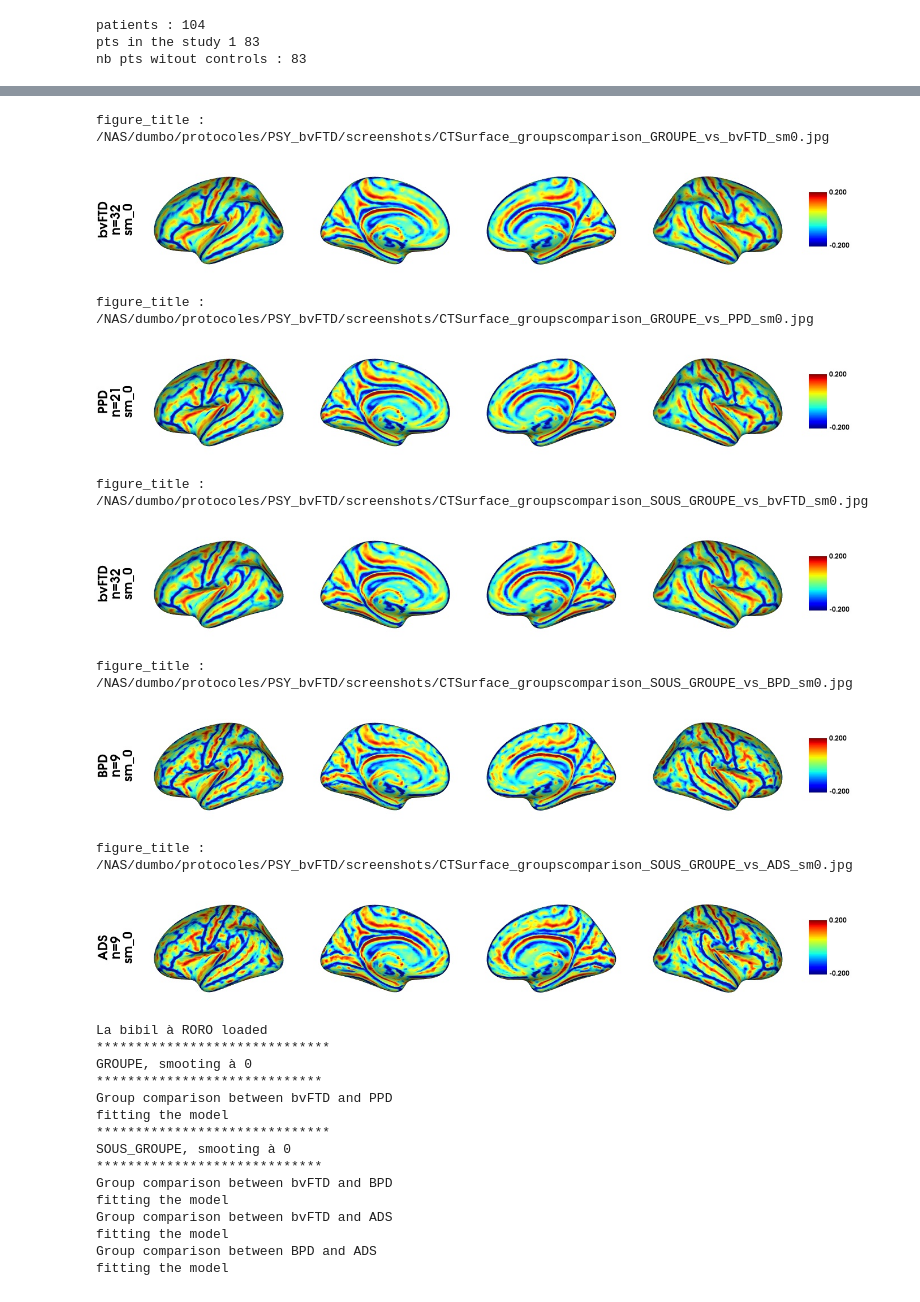
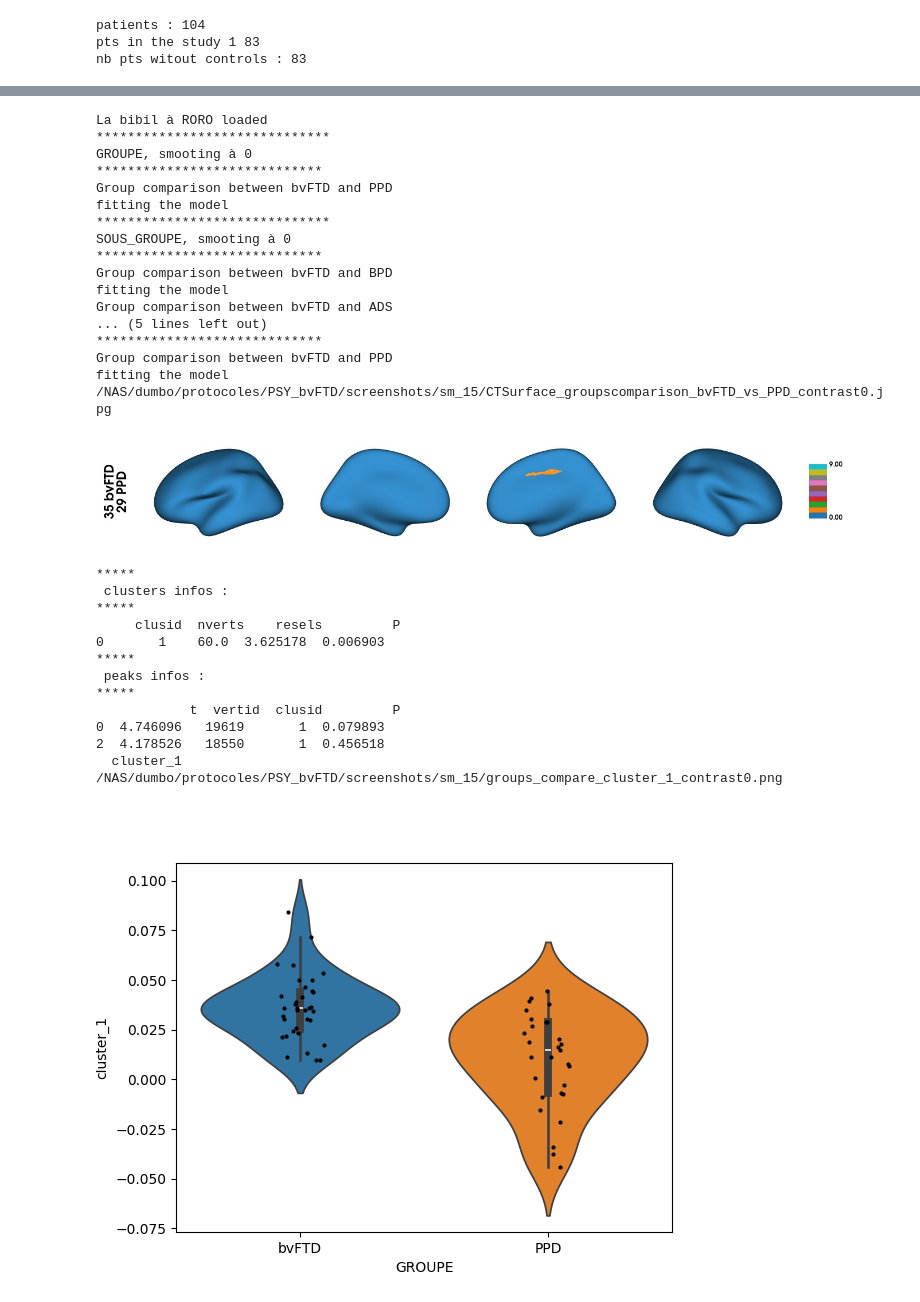
Before and after one commit to RomainViardLille/LiiFE, a Jupyter notebook: DFTvc_MB_etudeCurvature.ipynb, the cells around one changed output, grey strips where cells are left out. Saved outputs shown, nothing was run; the diff lists cells and outputs as text; code cells hidden in the pictures.

```diff
--- a/DFTvc_MB_etudeCurvature.ipynb
+++ b/DFTvc_MB_etudeCurvature.ipynb
@@ -252,7 +177,7 @@ var4Corr_scoresNeurpsy=['FER','mFP','mFP_SocialContext','mFP_Mentalizing','mFP_C
 var4Corr_typeErreurs=['FER_EVC','FER_EVN']#,'mFP_IDK','mFP_WrongC','mFP_WrongFP','mFP_Norm','mFP_Altertive','mFP_Irrelevant','mFP_Jugmental','mFP_Consequences','mFP_Malicious','mFP_Undermentalizing','mFP_Intentiol','mFP_WrongEmot','mFP_NoEmot']
 var4Corr=var4Corr_scoresNeurpsy+var4Corr_typeErreurs
 # %%
-for smoothing_fwhm in [0]:#chain([11], range(15, 31, 5)):
+for smoothing_fwhm in chain([0], range(15, 31, 5)):
         #Plot the average thickness of the left and right hemispheres on the fsaverage5 surface
         for groupUsed in ['GROUPE','SOUS_GROUPE'] :
                 for gp in merged_data[groupUsed].dropna().unique():
@@ -266,53 +191,59 @@ for smoothing_fwhm in [0]:#chain([11], range(15, 31, 5)):
                         #cmap="autumn",label_text=[labText],
                         print(f"figure_title : {figure_title}")
                         display(Image(filename=figure_title))
-# %% [output]
-figure_title : /NAS/dumbo/protocoles/PSY_bvFTD/screenshots/CTSurface_groupscomparison_GROUPE_vs_bvFTD_sm0.jpg
-[figure, removed]
-figure_title : /NAS/dumbo/protocoles/PSY_bvFTD/screenshots/CTSurface_groupscomparison_GROUPE_vs_PPD_sm0.jpg
-[figure, removed]
-figure_title : /NAS/dumbo/protocoles/PSY_bvFTD/screenshots/CTSurface_groupscomparison_SOUS_GROUPE_vs_bvFTD_sm0.jpg
-[figure, removed]
-figure_title : /NAS/dumbo/protocoles/PSY_bvFTD/screenshots/CTSurface_groupscomparison_SOUS_GROUPE_vs_BPD_sm0.jpg
-[figure, removed]
-figure_title : /NAS/dumbo/protocoles/PSY_bvFTD/screenshots/CTSurface_groupscomparison_SOUS_GROUPE_vs_ADS_sm0.jpg
-[figure, removed]
 # %%
 reload(lbr)
 pd.option_context('mode.use_inf_as_na', True)
-for smoothing_fwhm in [0]:# chain([11], range(15, 31, 5)):
+for smoothing_fwhm in chain([0], range(15, 31, 5)):
     for groupUsed in ['GROUPE','SOUS_GROUPE'] :
         print(f"\033[1;31m******************************\n{groupUsed}, smooting à {smoothing_fwhm}\n***************************** \033[0m")
         # Obtenez tous les couples possibles des valeurs uniques dans la colonne 'group'
         pairs = list(combinations(merged_data[groupUsed].dropna().unique(), 2))
         for pair in pairs: # Itérez sur tous les couples
             df_etude1_CT = pd.DataFrame(np.array(valCT[f"sm_{smoothing_fwhm}"]), index=merged_data.index)
             ssdf_CT = df_etude1_CT.loc[merged_data[groupUsed].isin([pair[0],pair[1]])]
 
             #Régression de l'age et du niveau d'education
             #lbr.regress_covar_func(df_etude1_CT.columns,var4Cov,ssdf_CT,merged_data.loc[merged_data[groupUsed].isin([pair[0],pair[1]])][var4Cov],True)
 
             ssdf_covar = merged_data.loc[ssdf_CT.index]
 
             # Construire le chemin du répertoire
             directory_path = os.path.join(STUDY_PATH, "screenshots", f"sm_{smoothing_fwhm}")
 
             # Créer le répertoire s'il n'existe pas
             os.makedirs(directory_path, exist_ok=True)
             lbr.grp_comp_surface_func(groupUsed,var4Cov,ssdf_covar,ssdf_CT,directory_path,MyPalette=palette,threshold_p=0.1,threshold_size=10)
 # %% [output]
 La bibil à RORO loaded
 ******************************
 GROUPE, smooting à 0
 *****************************
 Group comparison between bvFTD and PPD
 fitting the model
 ******************************
 SOUS_GROUPE, smooting à 0
 *****************************
 Group comparison between bvFTD and BPD
 fitting the model
 Group comparison between bvFTD and ADS
+... (5 lines left out)
+*****************************
+Group comparison between bvFTD and PPD
 fitting the model
-Group comparison between BPD and ADS
-fitting the model
+/NAS/dumbo/protocoles/PSY_bvFTD/screenshots/sm_15/CTSurface_groupscomparison_bvFTD_vs_PPD_contrast0.jpg
+[figure, added]
+*****
+ clusters infos :
+*****
+     clusid  nverts    resels         P
+0       1    60.0  3.625178  0.006903
+*****
+ peaks infos :
+*****
+            t  vertid  clusid         P
+0  4.746096   19619       1  0.079893
+2  4.178526   18550       1  0.456518
+  cluster_1
+/NAS/dumbo/protocoles/PSY_bvFTD/screenshots/sm_15/groups_compare_cluster_1_contrast0.png
+[figure, added]
```
Also changed, not shown: parts of 9 cells of this notebook, 3 other files.
